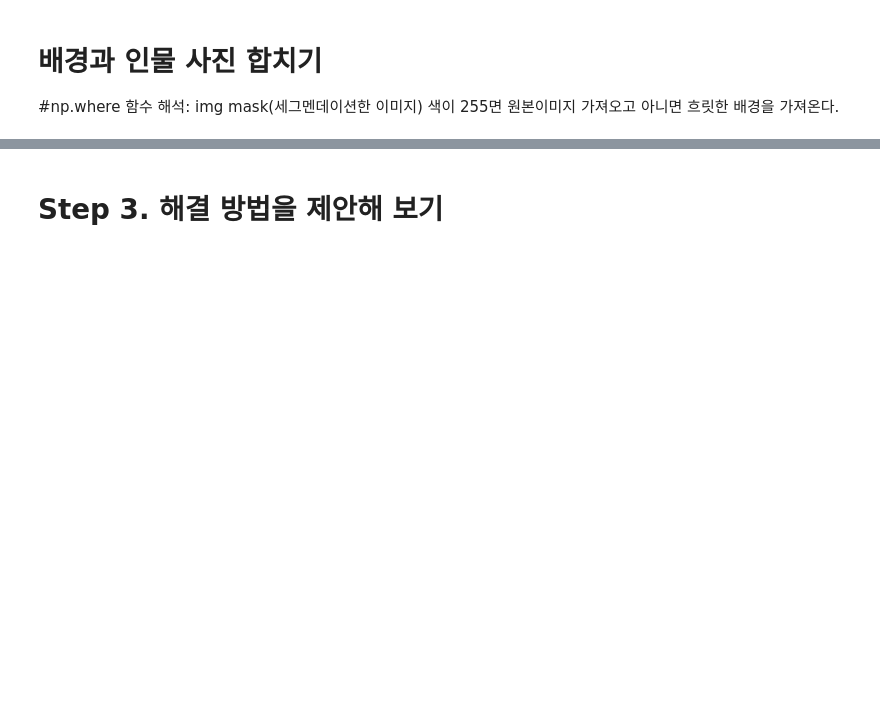
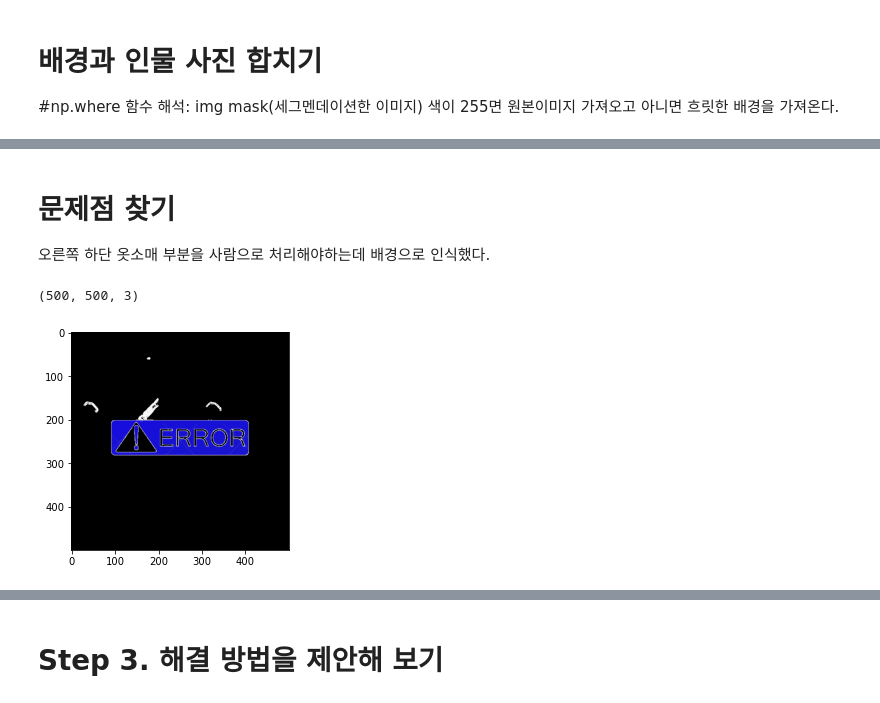
Before and after one commit to Acclesia/aiffel-project, a Jupyter notebook: [E-10] Portrait mode.ipynb, the cells around one changed output, grey strips where cells are left out. Cells and saved outputs as stored; diff of their text form; code cells hidden in the pictures; blank space fills up the shorter version.

```diff
--- a/[E-10] Portrait mode.ipynb
+++ b/[E-10] Portrait mode.ipynb
@@ -228,0 +254,14 @@ plt.show()
+# %% [markdown]
+# 문제점 찾기
+오른쪽 하단 옷소매 부분을 사람으로 처리해야하는데 배경으로 인식했다.
+# %%
+# 오류나타내는 이미지 불러오기
+
+error_path = os.getenv('HOME')+'/aiffel/aiffel_exp_data/human_segmentation/images/error_icn.png'
+error = cv2.imread(error_path)
+print(error.shape)
+plt.imshow(error)
+plt.show()
+# %% [output]
+(500, 500, 3)
+[figure, added]
```
Also changed, not shown: parts of 46 cells of this notebook.
